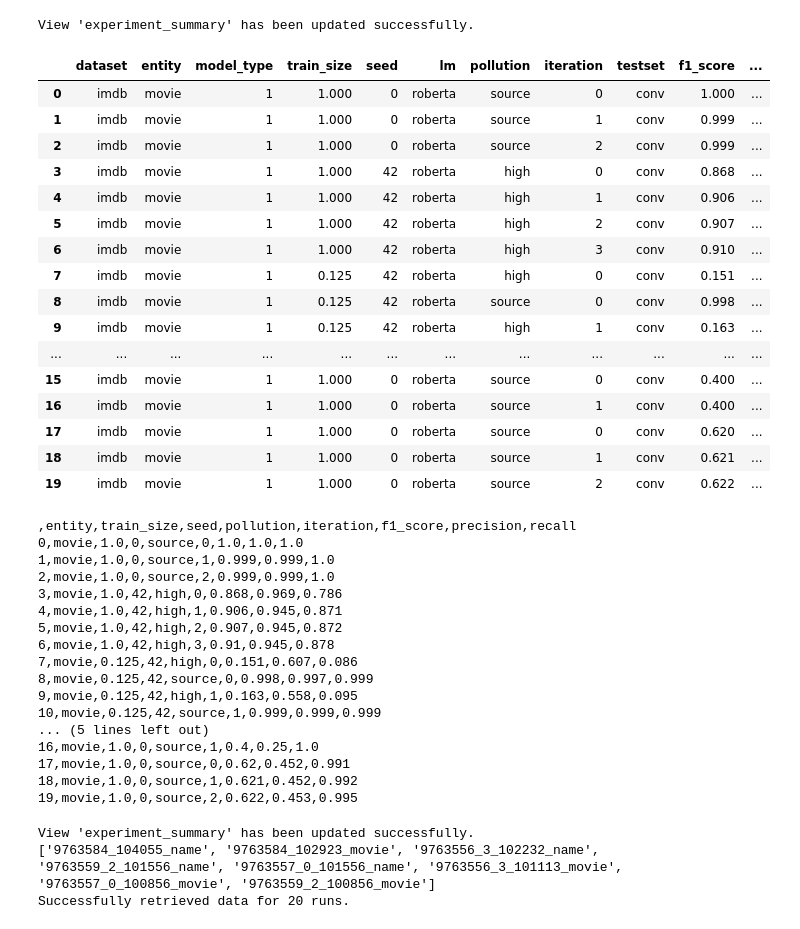
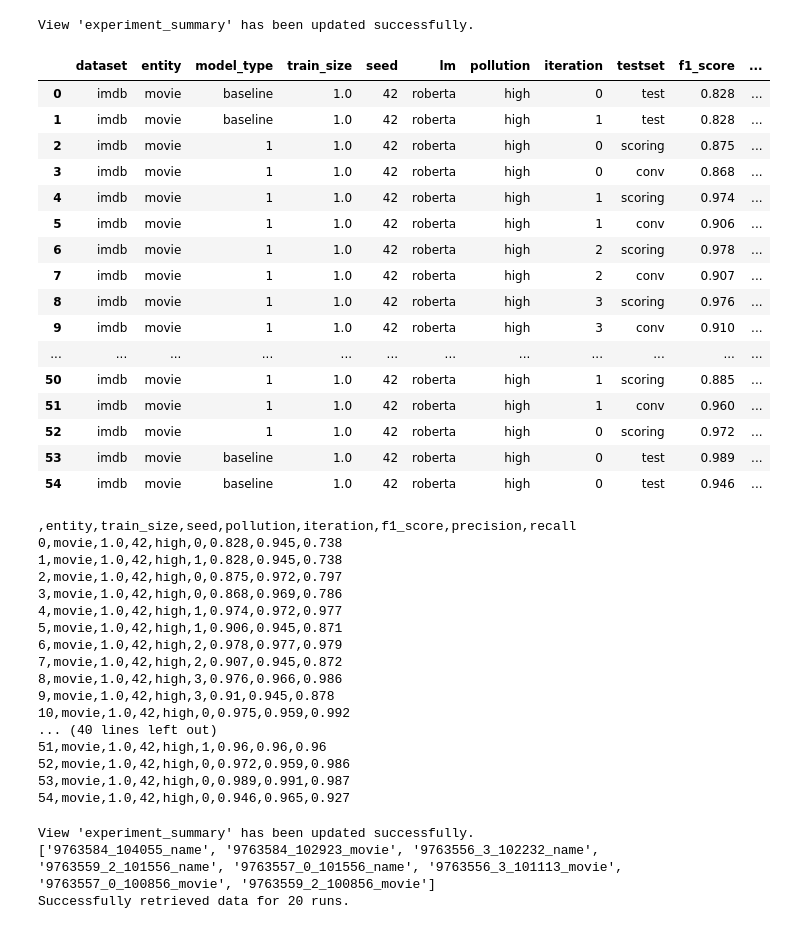
Before and after one commit to oskar-ong/deepcem, a Jupyter notebook: notebooks/results_analysis_imdb.ipynb, the cells around one changed output. Cells and saved outputs as stored; diff of their text form; code cells hidden in the pictures.

```diff
--- a/notebooks/results_analysis_imdb.ipynb
+++ b/notebooks/results_analysis_imdb.ipynb
@@ -238,66 +53,76 @@ plt.show()
 # %%
 import sqlite3
 import pandas as pd
 import seaborn as sns
 import matplotlib.pyplot as plt
 
 # 1. Connection
 conn = sqlite3.connect('../cem_results.db')
 update_experiment_view()
 
+target_entity = "movie"
+target_size = 1.0
+target_seed = 42
+target_pollution = "high"
+
 
 try:
 
     summary_query = f"""
-        SELECT * FROM experiment_summary WHERE testset = 'conv' AND entity = 'movie' ORDER BY "timestamp"  desc LIMIT 20
+        SELECT * FROM experiment_summary
+        WHERE entity = '{target_entity}' AND
+        train_size = '{target_size}' AND
+        seed = {target_seed} AND
+        pollution = '{target_pollution}'
+        ORDER BY "timestamp" DESC
     """
 
     # Execute and load into DataFrame
     df_results = pd.read_sql_query(summary_query, conn)
     display(df_results)
 
 finally:
     conn.close()
 
 
 results_filtered = df_results.drop(columns=["dataset", "model_type", "lm", "testset", "is_final", "run_id", "timestamp"])
 print(results_filtered.to_csv())
 # %% [output]
 View 'experiment_summary' has been updated successfully.
 |  | dataset | entity | model_type | train_size | seed | lm | pollution | iteration | testset | f1_score | ... |
-| 0 | imdb | movie | 1 | 1.000 | 0 | roberta | source | 0 | conv | 1.000 | ... |
-| 1 | imdb | movie | 1 | 1.000 | 0 | roberta | source | 1 | conv | 0.999 | ... |
-| 2 | imdb | movie | 1 | 1.000 | 0 | roberta | source | 2 | conv | 0.999 | ... |
-| 3 | imdb | movie | 1 | 1.000 | 42 | roberta | high | 0 | conv | 0.868 | ... |
-| 4 | imdb | movie | 1 | 1.000 | 42 | roberta | high | 1 | conv | 0.906 | ... |
-| 5 | imdb | movie | 1 | 1.000 | 42 | roberta | high | 2 | conv | 0.907 | ... |
-| 6 | imdb | movie | 1 | 1.000 | 42 | roberta | high | 3 | conv | 0.910 | ... |
-| 7 | imdb | movie | 1 | 0.125 | 42 | roberta | high | 0 | conv | 0.151 | ... |
-| 8 | imdb | movie | 1 | 0.125 | 42 | roberta | source | 0 | conv | 0.998 | ... |
-| 9 | imdb | movie | 1 | 0.125 | 42 | roberta | high | 1 | conv | 0.163 | ... |
+| 0 | imdb | movie | baseline | 1.0 | 42 | roberta | high | 0 | test | 0.828 | ... |
+| 1 | imdb | movie | baseline | 1.0 | 42 | roberta | high | 1 | test | 0.828 | ... |
+| 2 | imdb | movie | 1 | 1.0 | 42 | roberta | high | 0 | scoring | 0.875 | ... |
+| 3 | imdb | movie | 1 | 1.0 | 42 | roberta | high | 0 | conv | 0.868 | ... |
+| 4 | imdb | movie | 1 | 1.0 | 42 | roberta | high | 1 | scoring | 0.974 | ... |
+| 5 | imdb | movie | 1 | 1.0 | 42 | roberta | high | 1 | conv | 0.906 | ... |
+| 6 | imdb | movie | 1 | 1.0 | 42 | roberta | high | 2 | scoring | 0.978 | ... |
+| 7 | imdb | movie | 1 | 1.0 | 42 | roberta | high | 2 | conv | 0.907 | ... |
+| 8 | imdb | movie | 1 | 1.0 | 42 | roberta | high | 3 | scoring | 0.976 | ... |
+| 9 | imdb | movie | 1 | 1.0 | 42 | roberta | high | 3 | conv | 0.910 | ... |
 | ... | ... | ... | ... | ... | ... | ... | ... | ... | ... | ... | ... |
-| 15 | imdb | movie | 1 | 1.000 | 0 | roberta | source | 0 | conv | 0.400 | ... |
-| 16 | imdb | movie | 1 | 1.000 | 0 | roberta | source | 1 | conv | 0.400 | ... |
-| 17 | imdb | movie | 1 | 1.000 | 0 | roberta | source | 0 | conv | 0.620 | ... |
-| 18 | imdb | movie | 1 | 1.000 | 0 | roberta | source | 1 | conv | 0.621 | ... |
-| 19 | imdb | movie | 1 | 1.000 | 0 | roberta | source | 2 | conv | 0.622 | ... |
+| 50 | imdb | movie | 1 | 1.0 | 42 | roberta | high | 1 | scoring | 0.885 | ... |
+| 51 | imdb | movie | 1 | 1.0 | 42 | roberta | high | 1 | conv | 0.960 | ... |
+| 52 | imdb | movie | 1 | 1.0 | 42 | roberta | high | 0 | scoring | 0.972 | ... |
+| 53 | imdb | movie | baseline | 1.0 | 42 | roberta | high | 0 | test | 0.989 | ... |
+| 54 | imdb | movie | baseline | 1.0 | 42 | roberta | high | 0 | test | 0.946 | ... |
 ,entity,train_size,seed,pollution,iteration,f1_score,precision,recall
-0,movie,1.0,0,source,0,1.0,1.0,1.0
-1,movie,1.0,0,source,1,0.999,0.999,1.0
-2,movie,1.0,0,source,2,0.999,0.999,1.0
+0,movie,1.0,42,high,0,0.828,0.945,0.738
+1,movie,1.0,42,high,1,0.828,0.945,0.738
+2,movie,1.0,42,high,0,0.875,0.972,0.797
 3,movie,1.0,42,high,0,0.868,0.969,0.786
-4,movie,1.0,42,high,1,0.906,0.945,0.871
-5,movie,1.0,42,high,2,0.907,0.945,0.872
-6,movie,1.0,42,high,3,0.91,0.945,0.878
-7,movie,0.125,42,high,0,0.151,0.607,0.086
-8,movie,0.125,42,source,0,0.998,0.997,0.999
-9,movie,0.125,42,high,1,0.163,0.558,0.095
-10,movie,0.125,42,source,1,0.999,0.999,0.999
-... (5 lines left out)
-16,movie,1.0,0,source,1,0.4,0.25,1.0
-17,movie,1.0,0,source,0,0.62,0.452,0.991
-18,movie,1.0,0,source,1,0.621,0.452,0.992
-19,movie,1.0,0,source,2,0.622,0.453,0.995
+4,movie,1.0,42,high,1,0.974,0.972,0.977
+5,movie,1.0,42,high,1,0.906,0.945,0.871
+6,movie,1.0,42,high,2,0.978,0.977,0.979
+7,movie,1.0,42,high,2,0.907,0.945,0.872
+8,movie,1.0,42,high,3,0.976,0.966,0.986
+9,movie,1.0,42,high,3,0.91,0.945,0.878
+10,movie,1.0,42,high,0,0.975,0.959,0.992
+... (40 lines left out)
+51,movie,1.0,42,high,1,0.96,0.96,0.96
+52,movie,1.0,42,high,0,0.972,0.959,0.986
+53,movie,1.0,42,high,0,0.989,0.991,0.987
+54,movie,1.0,42,high,0,0.946,0.965,0.927
 # %%
 
 
```
Also changed, not shown: parts of 5 cells of this notebook, 3 other files.
